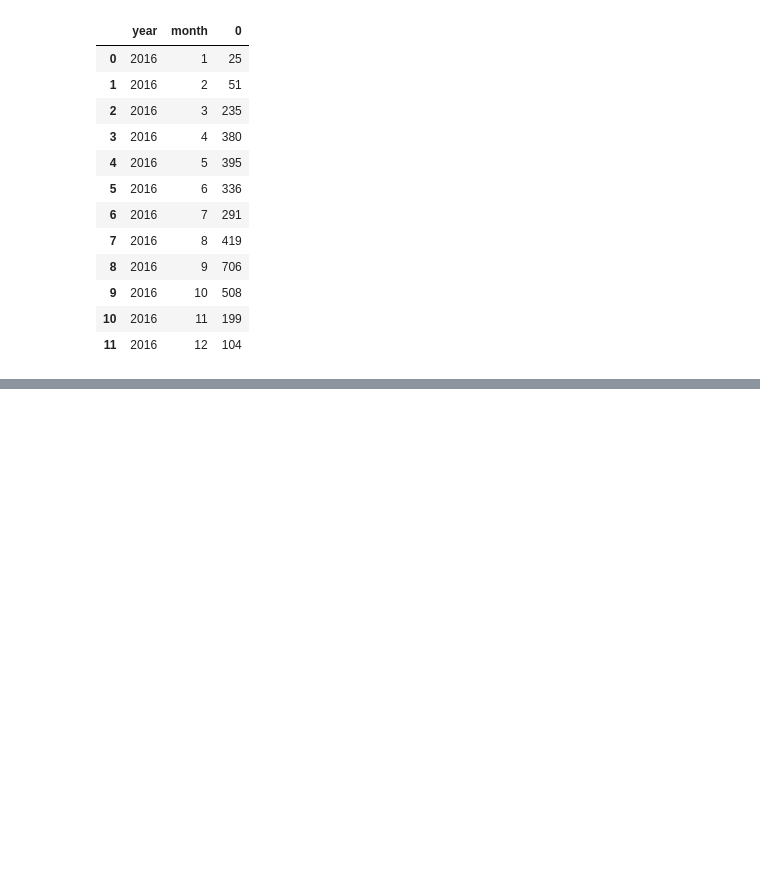
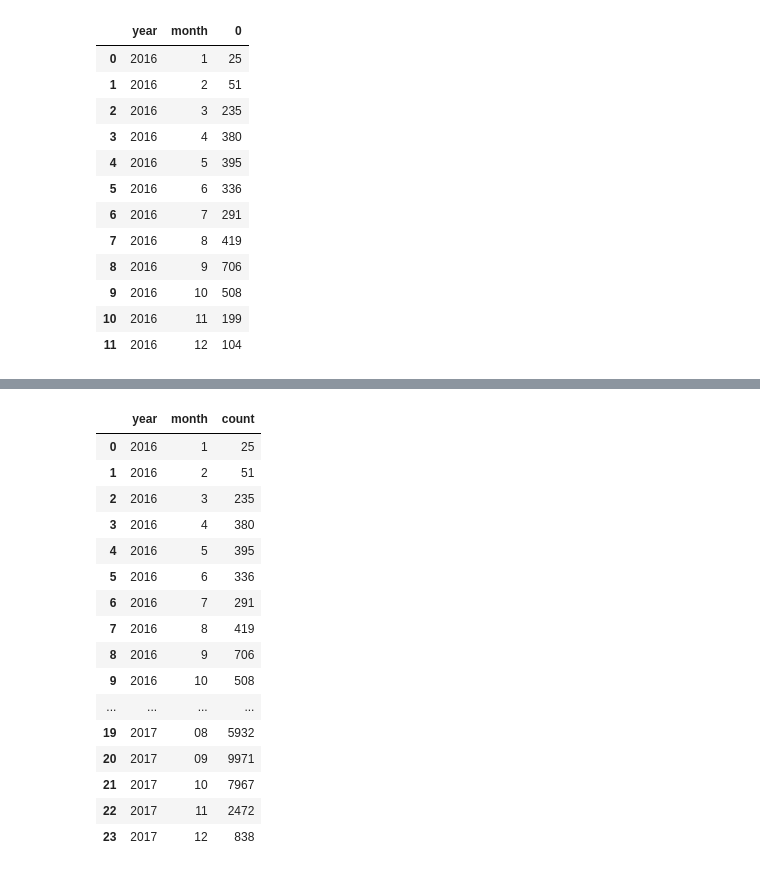
Before and after one commit to black3279/ML-Deep-Learning-Study, a Jupyter notebook: tensorflow/26_problemSolving.ipynb, the cells around one changed output, grey strips where cells are left out. Cells and saved outputs as stored; diff of their text form; code cells hidden in the pictures; blank space fills up the shorter version.

```diff
--- a/tensorflow/26_problemSolving.ipynb
+++ b/tensorflow/26_problemSolving.ipynb
@@ -188,3 +188,6 @@ id207_2016[["year","month"]].groupby(["year","month"]).agg(len).reset_index()
 | 9 | 2016 | 10 | 508 |
 | 10 | 2016 | 11 | 199 |
 | 11 | 2016 | 12 | 104 |
+# %%
+id207_2017 = usage_2017.loc[usage_2017["id"] == 207, :].reset_index(drop=True)
+id207_2017.head(2)
@@ -190,0 +204,4 @@ id207_2016[["year","month"]].groupby(["year","month"]).agg(len).reset_index()
+# %%
+id207_2017_agg = id207_2017.groupby("date")["count"].sum().reset_index()
+id207_2017_agg.columns=["date","count"]
+id207_2017_agg.head()
@@ -190,0 +215,24 @@ id207_2016[["year","month"]].groupby(["year","month"]).agg(len).reset_index()
+# %%
+id207_2017_agg["year"] = id207_2017_agg["date"].astype(str).apply(lambda x: x[:4])
+id207_2017_agg["month"] = id207_2017_agg["date"].astype(str).apply(lambda x: x[-2:])
+
+id207 = pd.concat([id207_2016_agg, id207_2017_agg[["year", "month", "count"]]])
+id207.sort_values(["year", "month"]).reset_index(drop=True)
+# %% [output]
+|  | year | month | count |
+| 0 | 2016 | 1 | 25 |
+| 1 | 2016 | 2 | 51 |
+| 2 | 2016 | 3 | 235 |
+| 3 | 2016 | 4 | 380 |
+| 4 | 2016 | 5 | 395 |
+| 5 | 2016 | 6 | 336 |
+| 6 | 2016 | 7 | 291 |
+| 7 | 2016 | 8 | 419 |
+| 8 | 2016 | 9 | 706 |
+| 9 | 2016 | 10 | 508 |
+| ... | ... | ... | ... |
+| 19 | 2017 | 08 | 5932 |
+| 20 | 2017 | 09 | 9971 |
+| 21 | 2017 | 10 | 7967 |
+| 22 | 2017 | 11 | 2472 |
+| 23 | 2017 | 12 | 838 |
```
Also changed, not shown: parts of 18 cells of this notebook, 1 other file.
